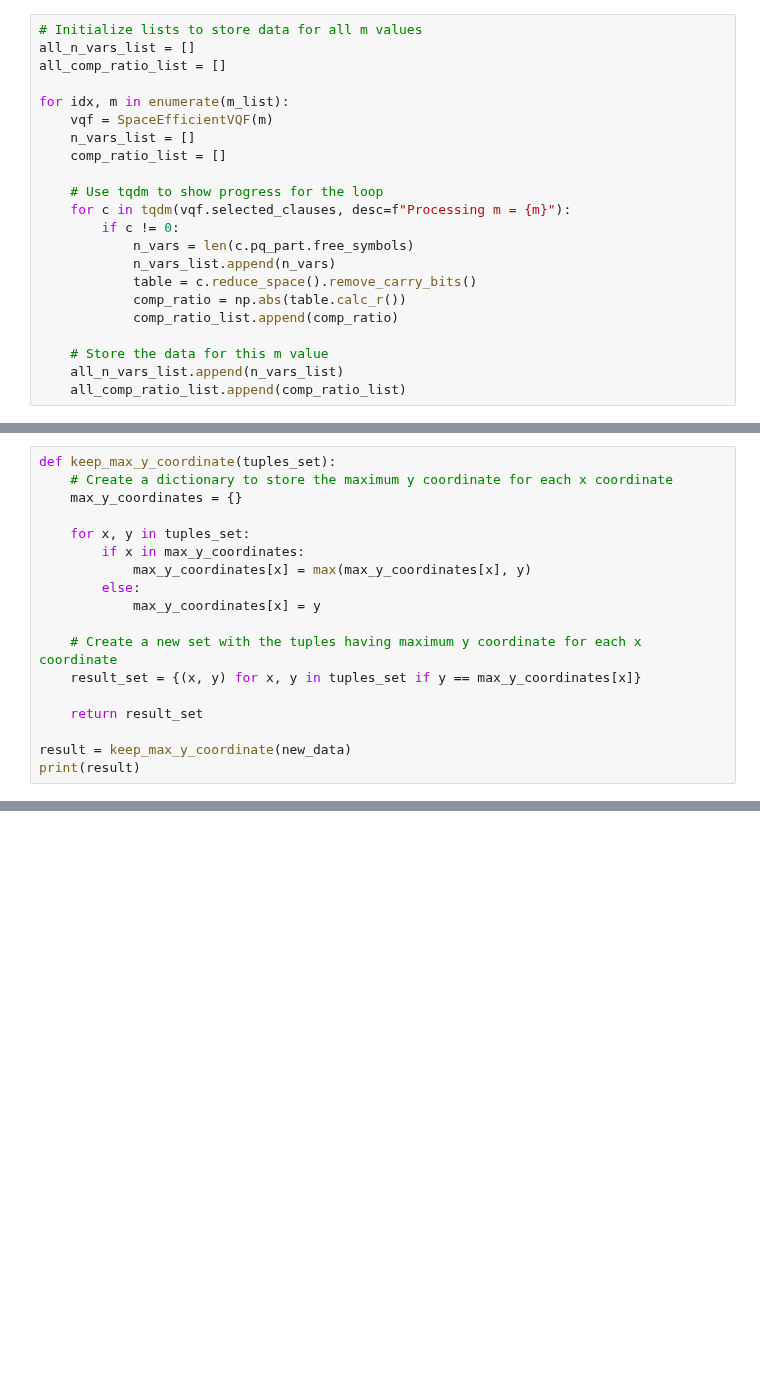
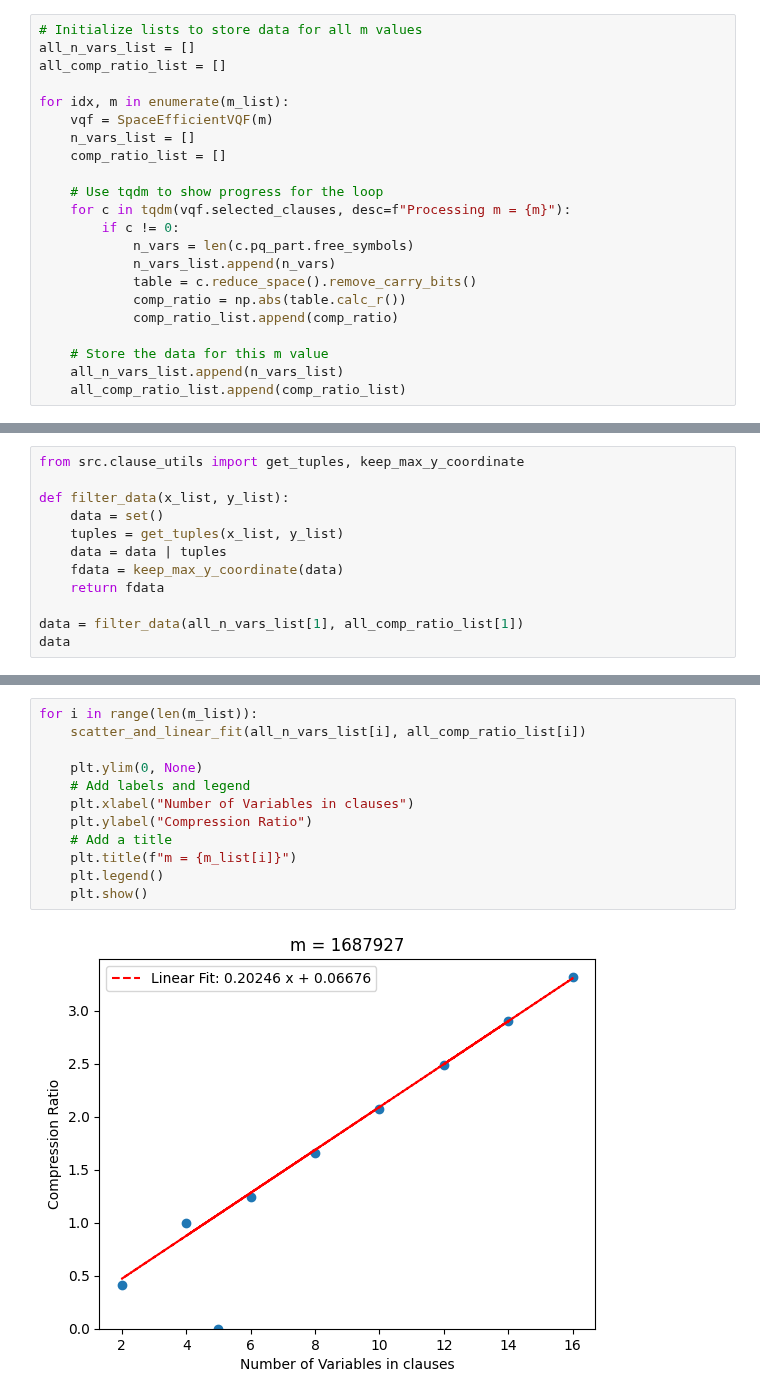
Before and after one commit to Mostafa-Atallah2020/func-qaoa-factorization, a Jupyter notebook: examples/compression ratios.ipynb, the cells around one changed output, grey strips where cells are left out. Drawn from its saved outputs; the diff is of its cells as text; blank space fills up the shorter version.

Commit message:
Separate plots of compression ratios

```diff
--- a/examples/compression ratios.ipynb
+++ b/examples/compression ratios.ipynb
@@ -121,18 +75,0 @@ new_data
-# %%
-def keep_max_y_coordinate(tuples_set):
-    # Create a dictionary to store the maximum y coordinate for each x coordinate
-    max_y_coordinates = {}
-
-    for x, y in tuples_set:
-        if x in max_y_coordinates:
-            max_y_coordinates[x] = max(max_y_coordinates[x], y)
-        else:
-            max_y_coordinates[x] = y
-
-    # Create a new set with the tuples having maximum y coordinate for each x coordinate
-    result_set = {(x, y) for x, y in tuples_set if y == max_y_coordinates[x]}
-
-    return result_set
-
-result = keep_max_y_coordinate(new_data)
-print(result)
@@ -140,0 +76,12 @@ print(result)
+# %%
+from src.clause_utils import get_tuples, keep_max_y_coordinate
+
+def filter_data(x_list, y_list):
+    data = set()
+    tuples = get_tuples(x_list, y_list)
+    data = data | tuples
+    fdata = keep_max_y_coordinate(data)
+    return fdata
+
+data = filter_data(all_n_vars_list[1], all_comp_ratio_list[1])
+data
@@ -170,0 +125,14 @@ plt.show()
+# %%
+for i in range(len(m_list)):
+    scatter_and_linear_fit(all_n_vars_list[i], all_comp_ratio_list[i])
+
+    plt.ylim(0, None)
+    # Add labels and legend
+    plt.xlabel("Number of Variables in clauses")
+    plt.ylabel("Compression Ratio")
+    # Add a title
+    plt.title(f"m = {m_list[i]}")
+    plt.legend()
+    plt.show()
+# %% [output]
+[figure, added]
```
Also changed, not shown: parts of 9 cells of this notebook.
